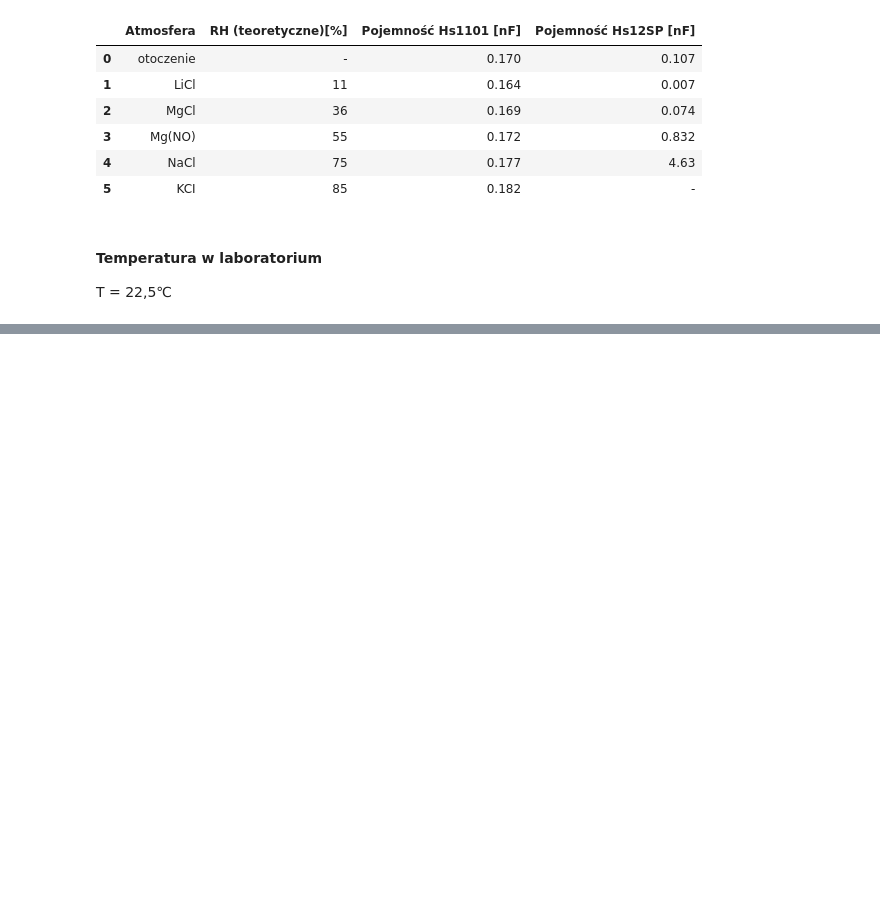
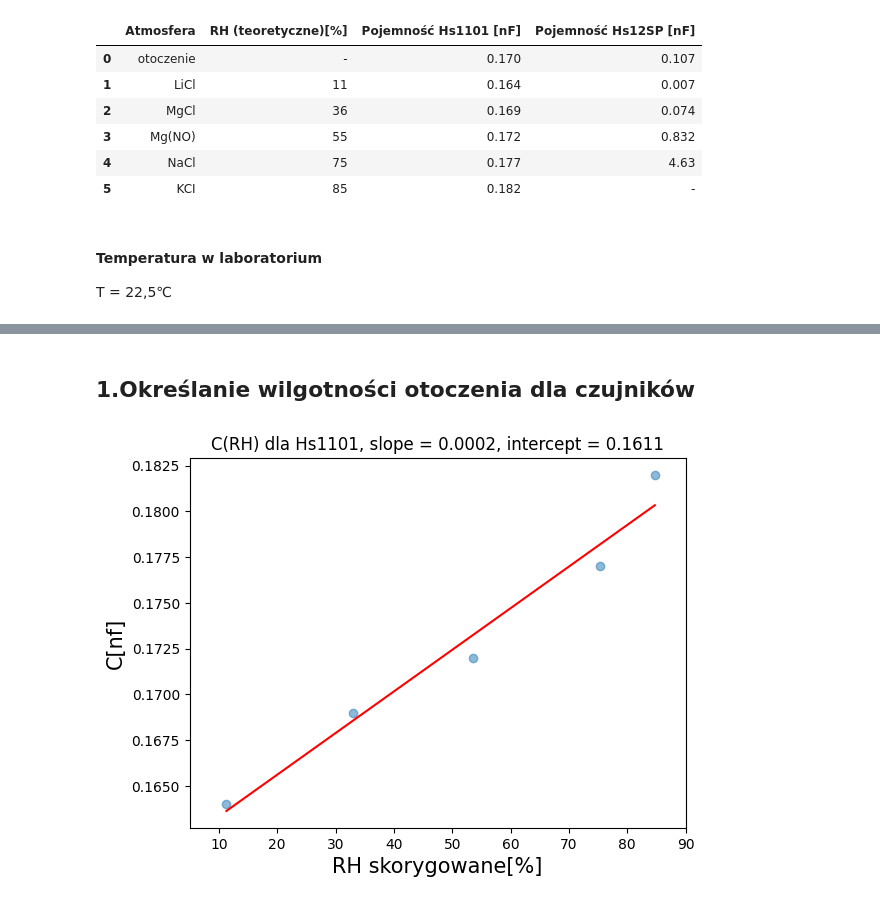
Before and after one commit to irozalski/Sensor_technology-analysis, a Jupyter notebook: humidity sensor/Humidity.ipynb, the cells around one changed output, grey strips where cells are left out. Cells and saved outputs as stored; diff of their text form; code cells hidden in the pictures; blank space fills up the shorter version.

```diff
--- a/humidity sensor/Humidity.ipynb
+++ b/humidity sensor/Humidity.ipynb
@@ -30,6 +30,10 @@
 </tr></table>
 # %%
 import pandas as pd
+import matplotlib.pyplot as plt
+import numpy as np
+
+# utworzenie df z pomiarów spisanych w trakcie ćwiczenia
 
 dict = {'Atmosfera' : ['otoczenie','LiCl', 'MgCl', 'Mg(NO)', 'NaCl', 'KCI'],
 
@@ -37,9 +41,9 @@ dict = {'Atmosfera' : ['otoczenie','LiCl', 'MgCl', 'Mg(NO)', 'NaCl', 'KCI'],
         'Pojemność Hs1101 [nF]' : [0.17, 0.164, 0.169, 0.172, 0.177, 0.182],
         'Pojemność Hs12SP [nF]' : [0.107, 0.007, 0.074, 0.832, 4.63, '-'],
         }
-tabela = pd.DataFrame(dict)
+dane = pd.DataFrame(dict)
 
-display(tabela)
+display(dane)
 # %% [output]
 |  | Atmosfera | RH (teoretyczne)[%] | Pojemność Hs1101 [nF] | Pojemność Hs12SP [nF] |
 | 0 | otoczenie | - | 0.170 | 0.107 |
@@ -53,0 +61,5 @@ T = 22,5℃
+# %%
+dane["RH skorygowane[%]"] = ["-",((11.31+11.30)/2),((33.07+32.78)/2),((54.38+52.89)/2),((75.47+75.29)/2),((85.11+84.34)/2)]
+# %%
+# ustawienie kolumn w poprawny sposób
+dane = dane[['Atmosfera','RH (teoretyczne)[%]','RH skorygowane[%]','Pojemność Hs1101 [nF]','Pojemność Hs12SP [nF]']]
@@ -68,0 +109,26 @@ $$
+# %% [markdown]
+## 1.Określanie wilgotności otoczenia dla czujników
+# %%
+# wykres C(RH) dla czujnika Hs1101 i regresja liniowa pozwalająca obliczyć przypuszczalną wilgotność w pomieszczeniu
+
+x = dane.loc[1:5]['RH skorygowane[%]']
+y = dane.loc[1:5]['Pojemność Hs1101 [nF]']
+
+plt.xlabel('RH skorygowane[%]', fontsize = 15)
+plt.ylabel('C[nf]', fontsize = 15)
+plt.xlim(5,90)
+plt.scatter(x, y, alpha=0.5)
+
+x1 = np.asarray(dane.loc[1:5]['RH skorygowane[%]'], dtype='float')
+
+y1 = np.asarray(dane.loc[1:5]['Pojemność Hs1101 [nF]'], dtype='float')
+
+m, b = np.polyfit(x1, y1, 1)
+
+plt.plot(x1, m*x1+b, color='red')
+
+plt.title(f'C(RH) dla Hs1101, slope = {round(m, 4)}, intercept = {round(b, 4)}')
+
+plt.show()
+# %% [output]
+[figure, added]
```
Also changed, not shown: parts of 5 cells of this notebook.
